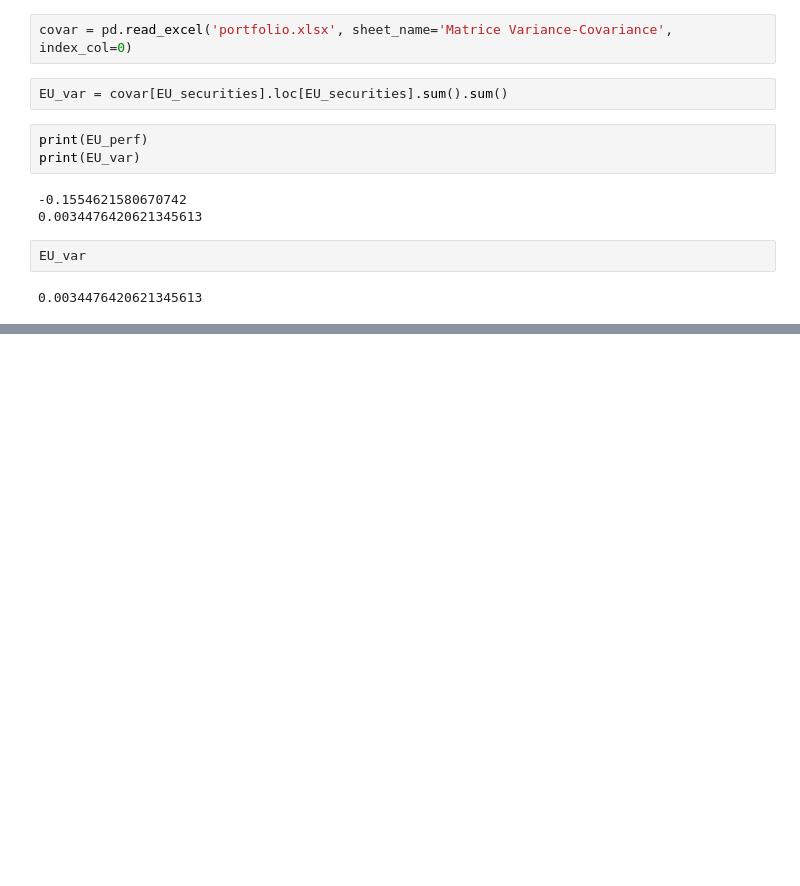
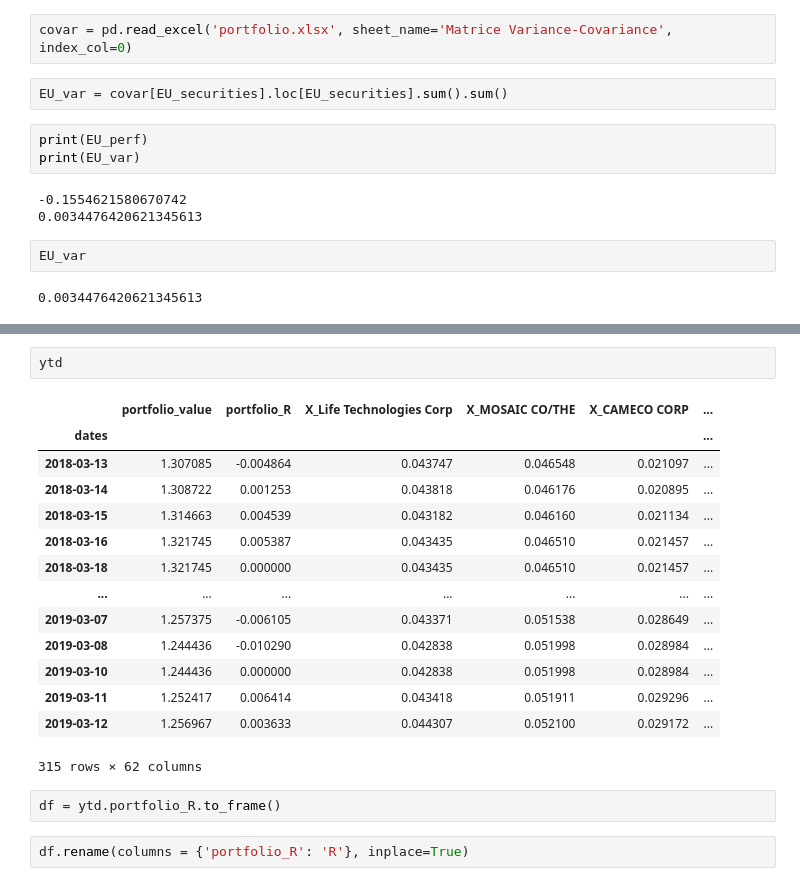
Before and after one commit to YvesAdl/BI_Finance_project, a Jupyter notebook: Facts sheet.ipynb, the cells around one changed output, grey strips where cells are left out. Cells and saved outputs as stored; diff of their text form; blank space fills up the shorter version.

```diff
--- a/Facts sheet.ipynb
+++ b/Facts sheet.ipynb
@@ -292,0 +332,21 @@ covar[EU_securities].loc[EU_securities]
+# %%
+ytd
+# %% [output]
+|  | portfolio_value | portfolio_R | X_Life Technologies Corp | X_MOSAIC CO/THE | X_CAMECO CORP | ... |
+| dates |  |  |  |  |  | ... |
+| 2018-03-13 | 1.307085 | -0.004864 | 0.043747 | 0.046548 | 0.021097 | ... |
+| 2018-03-14 | 1.308722 | 0.001253 | 0.043818 | 0.046176 | 0.020895 | ... |
+| 2018-03-15 | 1.314663 | 0.004539 | 0.043182 | 0.046160 | 0.021134 | ... |
+| 2018-03-16 | 1.321745 | 0.005387 | 0.043435 | 0.046510 | 0.021457 | ... |
+| 2018-03-18 | 1.321745 | 0.000000 | 0.043435 | 0.046510 | 0.021457 | ... |
+| ... | ... | ... | ... | ... | ... | ... |
+| 2019-03-07 | 1.257375 | -0.006105 | 0.043371 | 0.051538 | 0.028649 | ... |
+| 2019-03-08 | 1.244436 | -0.010290 | 0.042838 | 0.051998 | 0.028984 | ... |
+| 2019-03-10 | 1.244436 | 0.000000 | 0.042838 | 0.051998 | 0.028984 | ... |
+| 2019-03-11 | 1.252417 | 0.006414 | 0.043418 | 0.051911 | 0.029296 | ... |
+| 2019-03-12 | 1.256967 | 0.003633 | 0.044307 | 0.052100 | 0.029172 | ... |
+315 rows × 62 columns
+# %%
+df = ytd.portfolio_R.to_frame()
+# %%
+df.rename(columns = {'portfolio_R': 'R'}, inplace=True)
```
Also changed, not shown: parts of 23 cells of this notebook, 8 other files.
